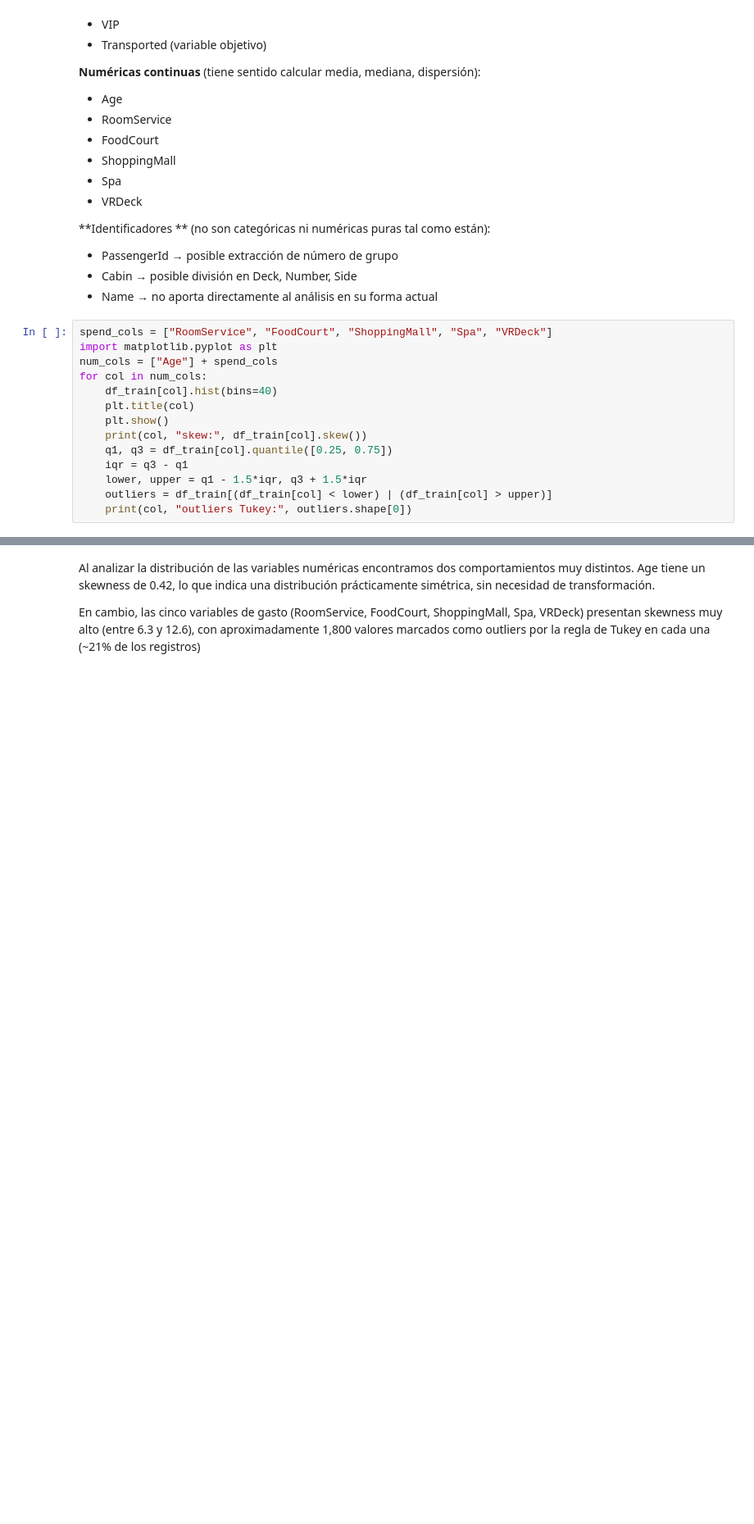
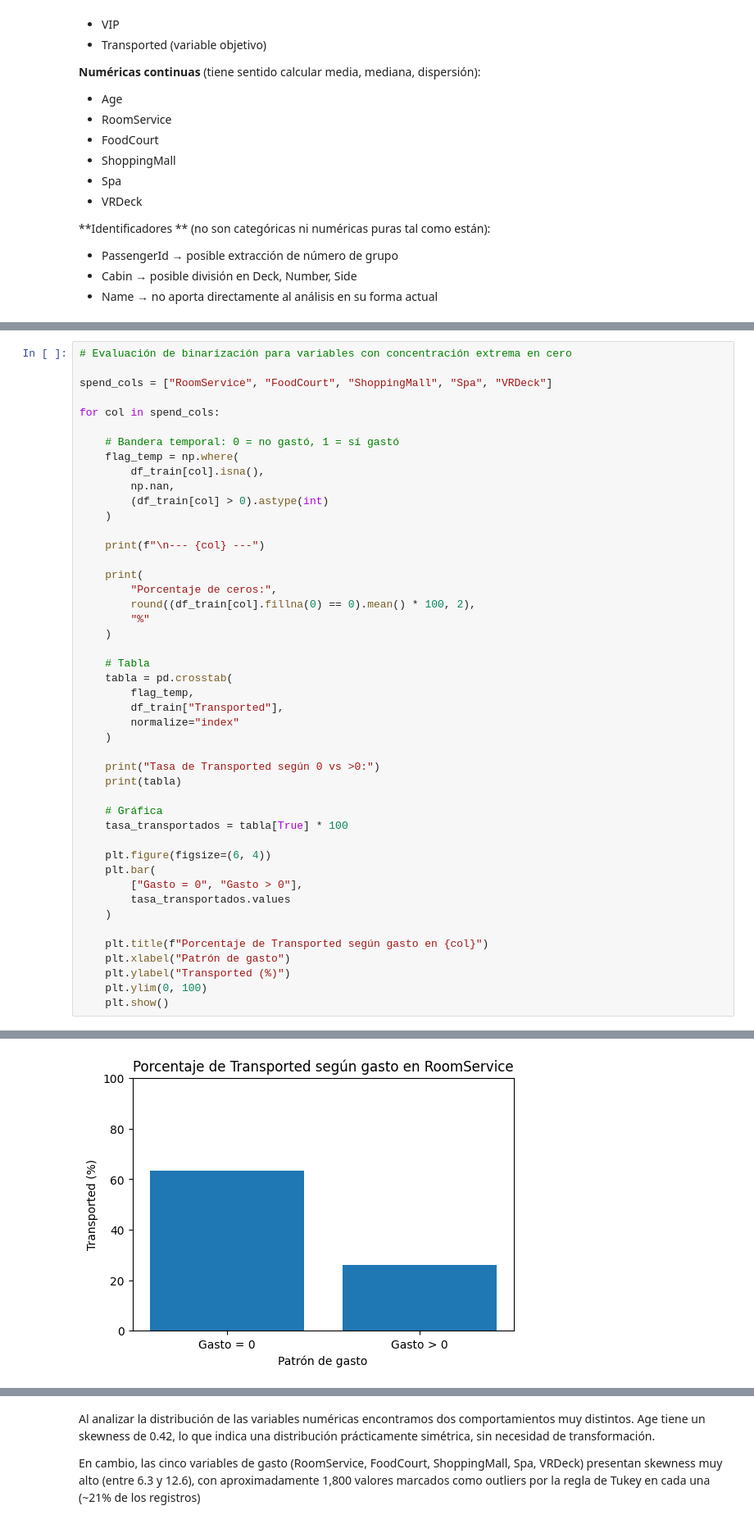
Before and after one commit to A01801224/TC3009C-RI, a Jupyter notebook: Reto_Primer_Avance_Spaceship_Titanic.ipynb, the cells around one changed output, grey strips where cells are left out. Shown at 82% size. Saved outputs shown, nothing was run; the diff lists cells and outputs as text; blank space fills up the shorter version.

```diff
--- a/Reto_Primer_Avance_Spaceship_Titanic.ipynb
+++ b/Reto_Primer_Avance_Spaceship_Titanic.ipynb
@@ -162,17 +162,3 @@ Este primer acercamineto, analisis y clasificación de variables esta sujeto a c
 - PassengerId → posible extracción de número de grupo
 - Cabin → posible división en Deck, Number, Side
 - Name → no aporta directamente al análisis en su forma actual
-# %%
-spend_cols = ["RoomService", "FoodCourt", "ShoppingMall", "Spa", "VRDeck"]
-import matplotlib.pyplot as plt
-num_cols = ["Age"] + spend_cols
-for col in num_cols:
-    df_train[col].hist(bins=40)
-    plt.title(col)
-    plt.show()
-    print(col, "skew:", df_train[col].skew())
-    q1, q3 = df_train[col].quantile([0.25, 0.75])
-    iqr = q3 - q1
-    lower, upper = q1 - 1.5*iqr, q3 + 1.5*iqr
-    outliers = df_train[(df_train[col] < lower) | (df_train[col] > upper)]
-    print(col, "outliers Tukey:", outliers.shape[0])
@@ -197,0 +165,47 @@ VRDeck outliers Tukey: 1809
+# %%
+# Evaluación de binarización para variables con concentración extrema en cero
+
+spend_cols = ["RoomService", "FoodCourt", "ShoppingMall", "Spa", "VRDeck"]
+
+for col in spend_cols:
+
+    # Bandera temporal: 0 = no gastó, 1 = sí gastó
+    flag_temp = np.where(
+        df_train[col].isna(),
+        np.nan,
+        (df_train[col] > 0).astype(int)
+    )
+
+    print(f"\n--- {col} ---")
+
+    print(
+        "Porcentaje de ceros:",
+        round((df_train[col].fillna(0) == 0).mean() * 100, 2),
+        "%"
+    )
+
+    # Tabla
+    tabla = pd.crosstab(
+        flag_temp,
+        df_train["Transported"],
+        normalize="index"
+    )
+
+    print("Tasa de Transported según 0 vs >0:")
+    print(tabla)
+
+    # Gráfica
+    tasa_transportados = tabla[True] * 100
+
+    plt.figure(figsize=(6, 4))
+    plt.bar(
+        ["Gasto = 0", "Gasto > 0"],
+        tasa_transportados.values
+    )
+
+    plt.title(f"Porcentaje de Transported según gasto en {col}")
+    plt.xlabel("Patrón de gasto")
+    plt.ylabel("Transported (%)")
+    plt.ylim(0, 100)
+    plt.show()
+# %% [output]
@@ -197,0 +219 @@ VRDeck outliers Tukey: 1809
+[figure, added]
```
Also changed, not shown: parts of 4 cells of this notebook.
